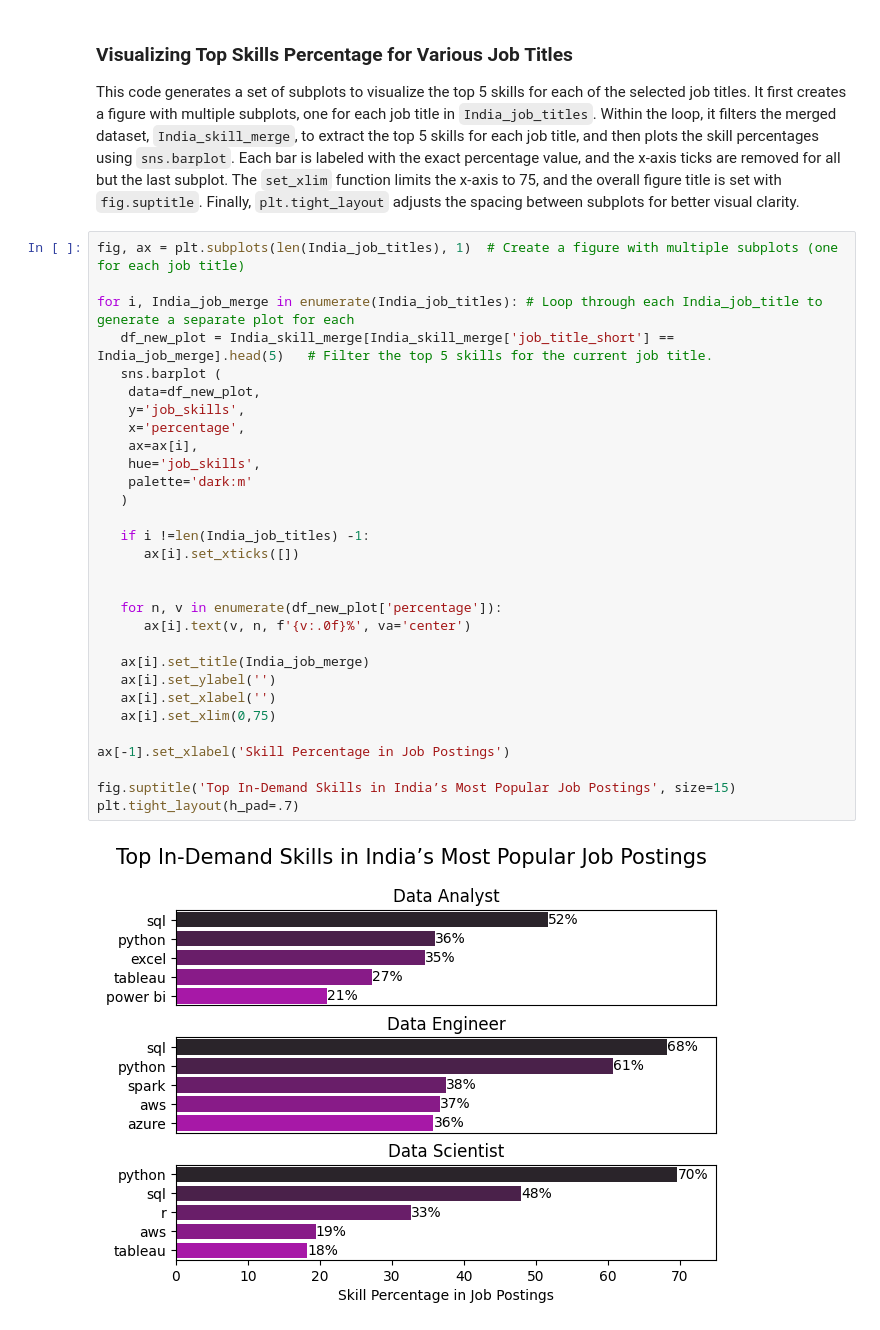
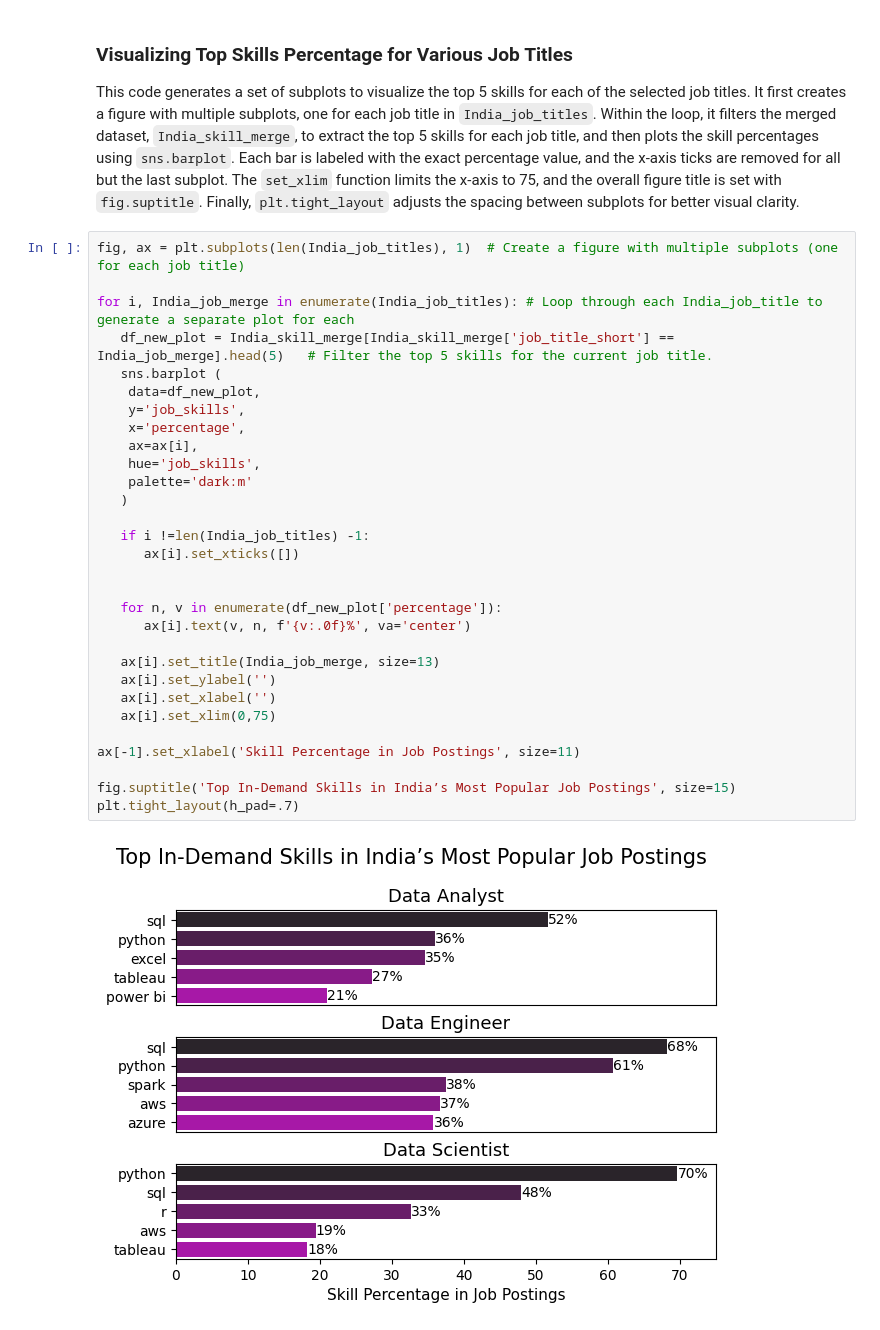
Before and after one commit to ChiOkwuosa/python, a Jupyter notebook: 3_Project/2_Skills_Request.ipynb, the cells around one changed output. Saved outputs shown, nothing was run; the diff lists cells and outputs as text.

```diff
--- a/3_Project/2_Skills_Request.ipynb
+++ b/3_Project/2_Skills_Request.ipynb
@@ -163,32 +166,32 @@ This code generates a set of subplots to visualize the top 5 skills for each of
 # %%
 fig, ax = plt.subplots(len(India_job_titles), 1)  # Create a figure with multiple subplots (one for each job title)
 
 for i, India_job_merge in enumerate(India_job_titles): # Loop through each India_job_title to generate a separate plot for each
    df_new_plot = India_skill_merge[India_skill_merge['job_title_short'] == India_job_merge].head(5)   # Filter the top 5 skills for the current job title.
    sns.barplot (
     data=df_new_plot,
     y='job_skills',
     x='percentage',
     ax=ax[i],
     hue='job_skills',
     palette='dark:m'
    )
 
    if i !=len(India_job_titles) -1:
       ax[i].set_xticks([])
 
 
    for n, v in enumerate(df_new_plot['percentage']):
       ax[i].text(v, n, f'{v:.0f}%', va='center')
 
-   ax[i].set_title(India_job_merge)
+   ax[i].set_title(India_job_merge, size=13)
    ax[i].set_ylabel('')
    ax[i].set_xlabel('')
    ax[i].set_xlim(0,75)
 
-ax[-1].set_xlabel('Skill Percentage in Job Postings')
+ax[-1].set_xlabel('Skill Percentage in Job Postings', size=11)
 
 fig.suptitle('Top In-Demand Skills in India’s Most Popular Job Postings', size=15)
 plt.tight_layout(h_pad=.7)
 # %% [output]
-[figure, old version]
+[figure, new version]
```
Also changed, not shown: parts of 4 cells of this notebook, 5 other files.
